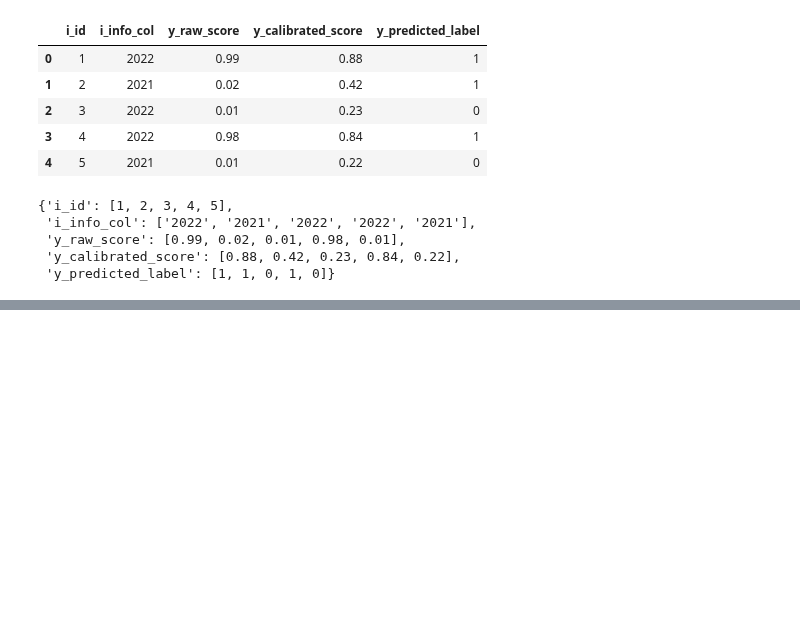
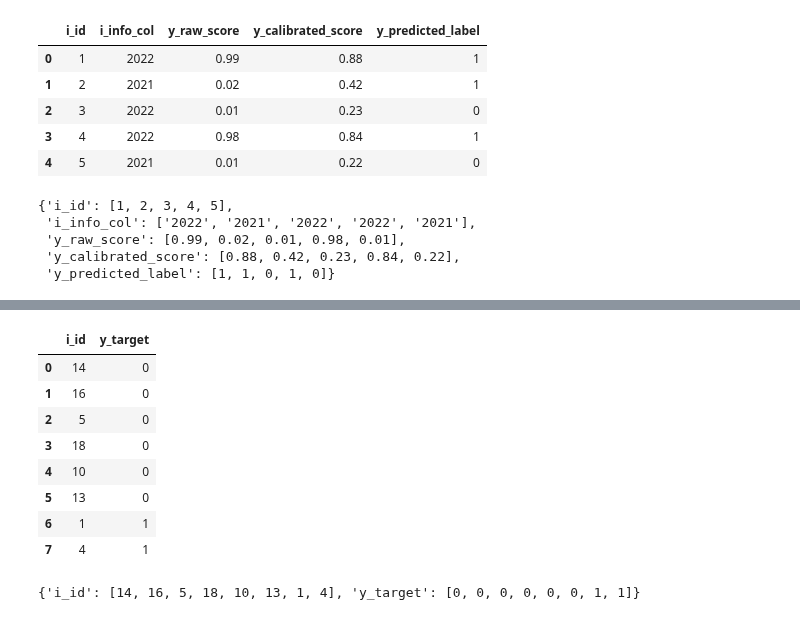
Before and after one commit to getindata/quickstart-ml-blueprints, a Jupyter notebook: ga4-mlops/notebooks/test_data_samples.ipynb, the cells around one changed output, grey strips where cells are left out. Cells and saved outputs as stored; diff of their text form; code cells hidden in the pictures; blank space fills up the shorter version.

```diff
--- a/ga4-mlops/notebooks/test_data_samples.ipynb
+++ b/ga4-mlops/notebooks/test_data_samples.ipynb
@@ -529,0 +565,16 @@ df.to_dict(orient="list")
+# %%
+df
+# %% [output]
+|  | i_id | y_target |
+| 0 | 14 | 0 |
+| 1 | 16 | 0 |
+| 2 | 5 | 0 |
+| 3 | 18 | 0 |
+| 4 | 10 | 0 |
+| 5 | 13 | 0 |
+| 6 | 1 | 1 |
+| 7 | 4 | 1 |
+# %%
+df.to_dict(orient="list")
+# %% [output]
+{'i_id': [14, 16, 5, 18, 10, 13, 1, 4], 'y_target': [0, 0, 0, 0, 0, 0, 1, 1]}
```
Also changed, not shown: parts of 6 cells of this notebook, 2 other files.
